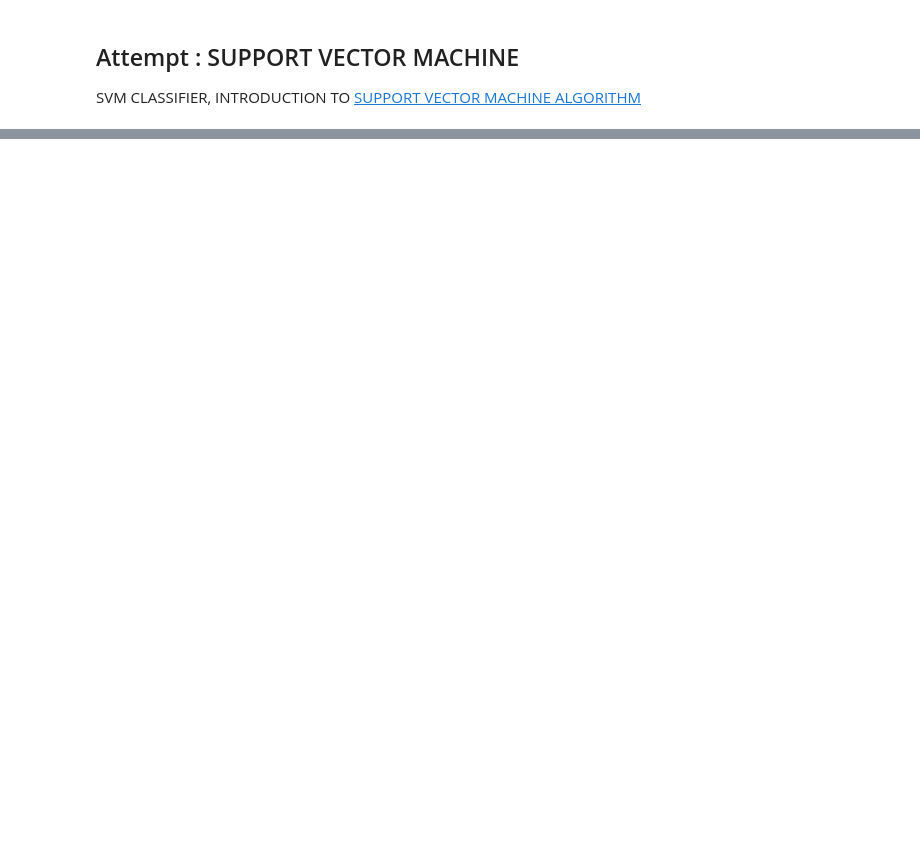
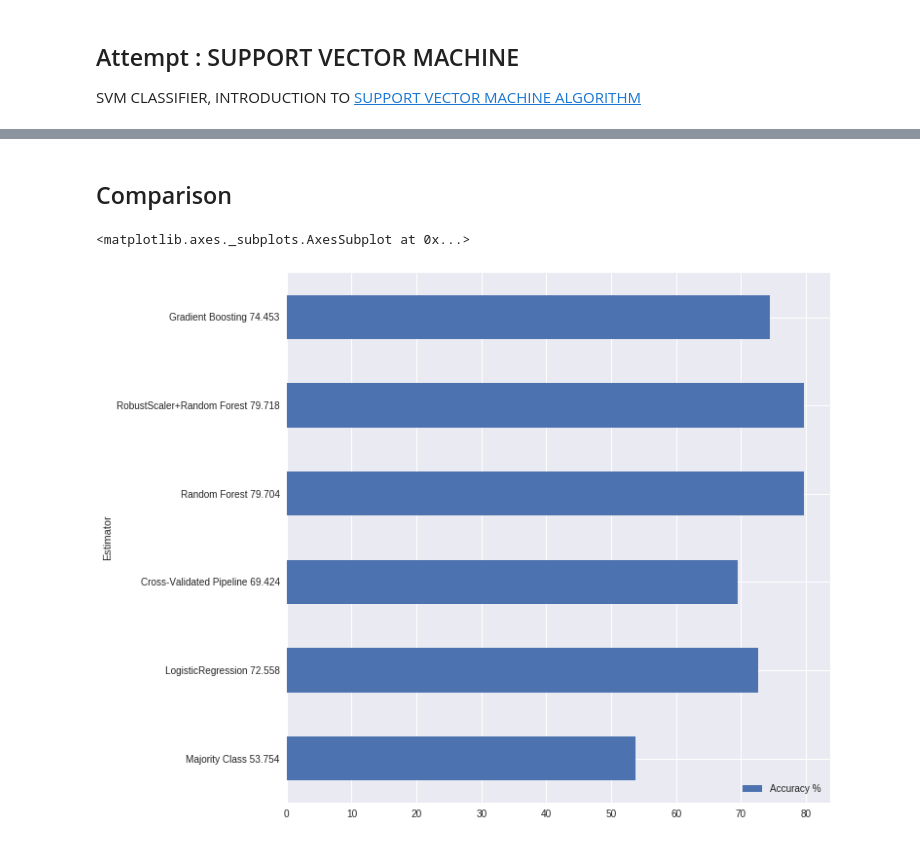
Before and after one commit to ed-chin-git/DS-Unit2-Kaggle-Competition, a Jupyter notebook: Unit_2_Kaggle_Competition_Tanzanian_Water_Pumps.ipynb, the cells around one changed output, grey strips where cells are left out. Drawn from its saved outputs; the diff is of its cells as text; code cells hidden in the pictures; blank space fills up the shorter version.

```diff
--- a/Unit_2_Kaggle_Competition_Tanzanian_Water_Pumps.ipynb
+++ b/Unit_2_Kaggle_Competition_Tanzanian_Water_Pumps.ipynb
@@ -393,0 +457,12 @@ SVM CLASSIFIER, INTRODUCTION TO [SUPPORT VECTOR MACHINE ALGORITHM](https://dataa
+# %% [markdown]
+## Comparison
+# %%
+estimat=pd.DataFrame(['Majority Class 53.754','LogisticRegression 72.558','Cross-Validated Pipeline 69.424','Random Forest 79.704','RobustScaler+Random Forest 79.718','Gradient Boosting 74.453'],columns=['Estimator'])
+scores=pd.DataFrame([53.754, 72.558, 69.424, 79.704, 79.718, 74.453 ],columns=['Accuracy %'])
+results=pd.concat([estimat, scores], axis=1)
+results.set_index('Estimator',inplace=True)
+results.head()
+results.plot.barh(figsize=(10,10))
+# %% [output]
+<matplotlib.axes._subplots.AxesSubplot at 0x...>
+[figure, added]
```
Also changed, not shown: parts of 16 cells of this notebook.
